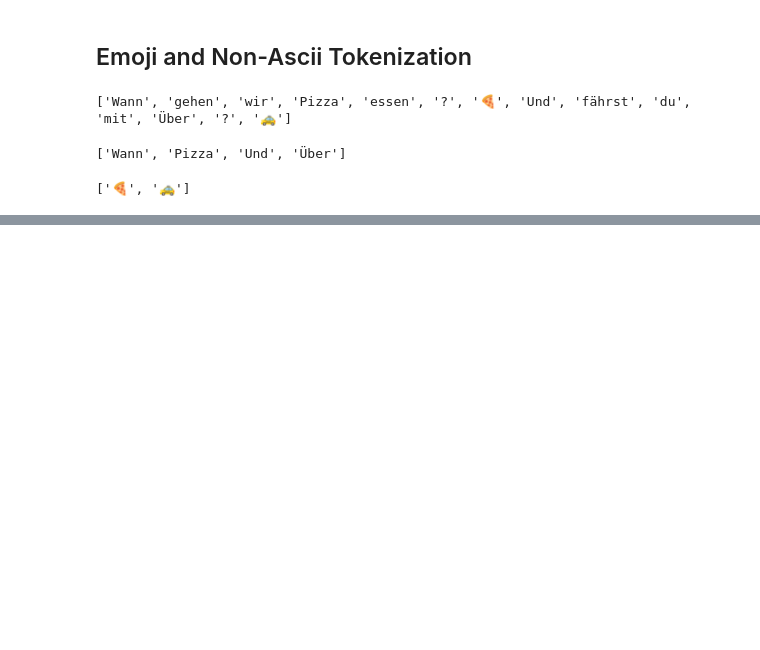
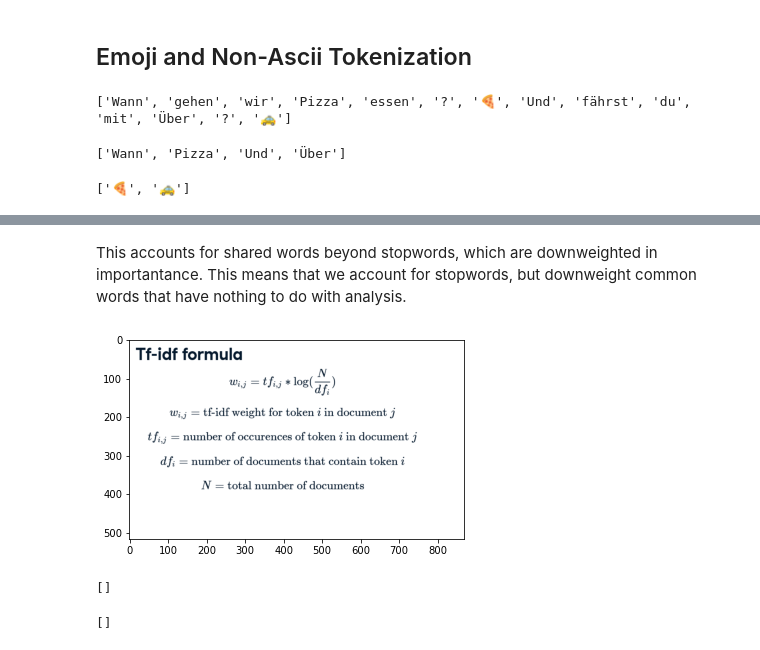
Before and after one commit to mattblasa/DataCamp_Practice, a Jupyter notebook: NLP/Intro to NLP/Into-NLP.ipynb, the cells around one changed output, grey strips where cells are left out. Saved outputs shown, nothing was run; the diff lists cells and outputs as text; code cells hidden in the pictures; blank space fills up the shorter version.

```diff
--- a/NLP/Intro to NLP/Into-NLP.ipynb
+++ b/NLP/Intro to NLP/Into-NLP.ipynb
@@ -207,0 +758,10 @@ print(regexp_tokenize(german_text, emoji))
+# %% [markdown]
+This accounts for shared words beyond stopwords, which are downweighted in importantance. This means that we account for stopwords, but downweight common words that have nothing to do with analysis.
+# %%
+import matplotlib.pyplot as plt
+import matplotlib.image as mpimg
+image = mpimg.imread(r"C:\Users\blasa\Pictures\Capture.png")
+plt.imshow(image)
+plt.show()
+# %% [output]
+[figure, added]
@@ -207,0 +776,23 @@ print(regexp_tokenize(german_text, emoji))
+# %%
+# Print the first five weights
+print(tfidf_weights[:5])
+# %% [output]
+[]
+# %%
+# Create a new TfidfModel using the corpus: tfidf
+tfidf = TfidfModel(corpus)
+
+# Calculate the tfidf weights of doc: tfidf_weights
+tfidf_weights = tfidf[doc]
+
+# Print the first five weights
+print(tfidf_weights[:5])
+
+# Sort the weights from highest to lowest: sorted_tfidf_weights
+sorted_tfidf_weights = sorted(tfidf_weights, key=lambda w: w[1], reverse=True)
+
+# Print the top 5 weighted words
+for term_id, weight in sorted_tfidf_weights[:5]:
+    print(dictionary.get(term_id), weight)
+# %% [output]
+[]
```
Also changed, not shown: parts of 59 cells of this notebook.
